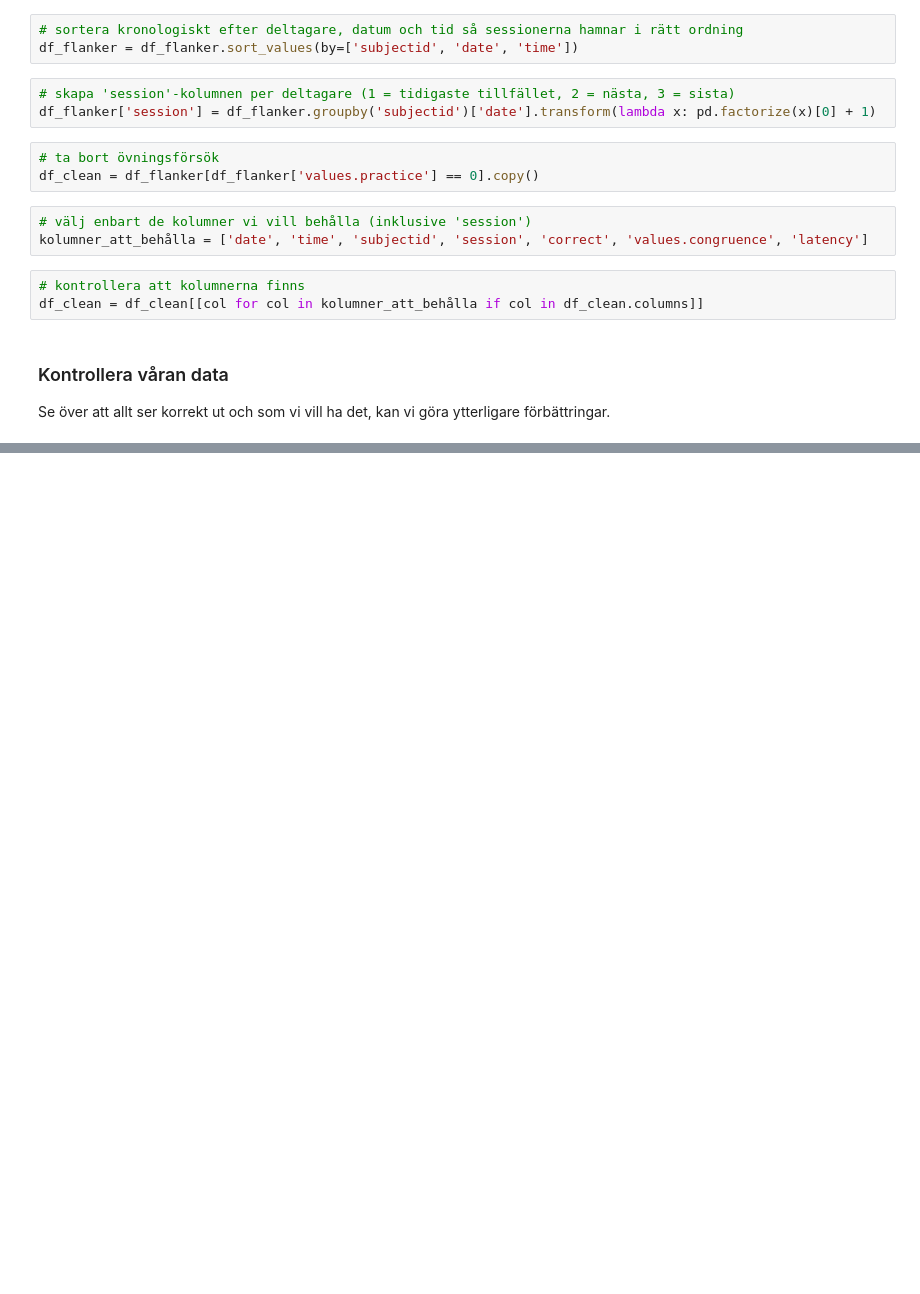
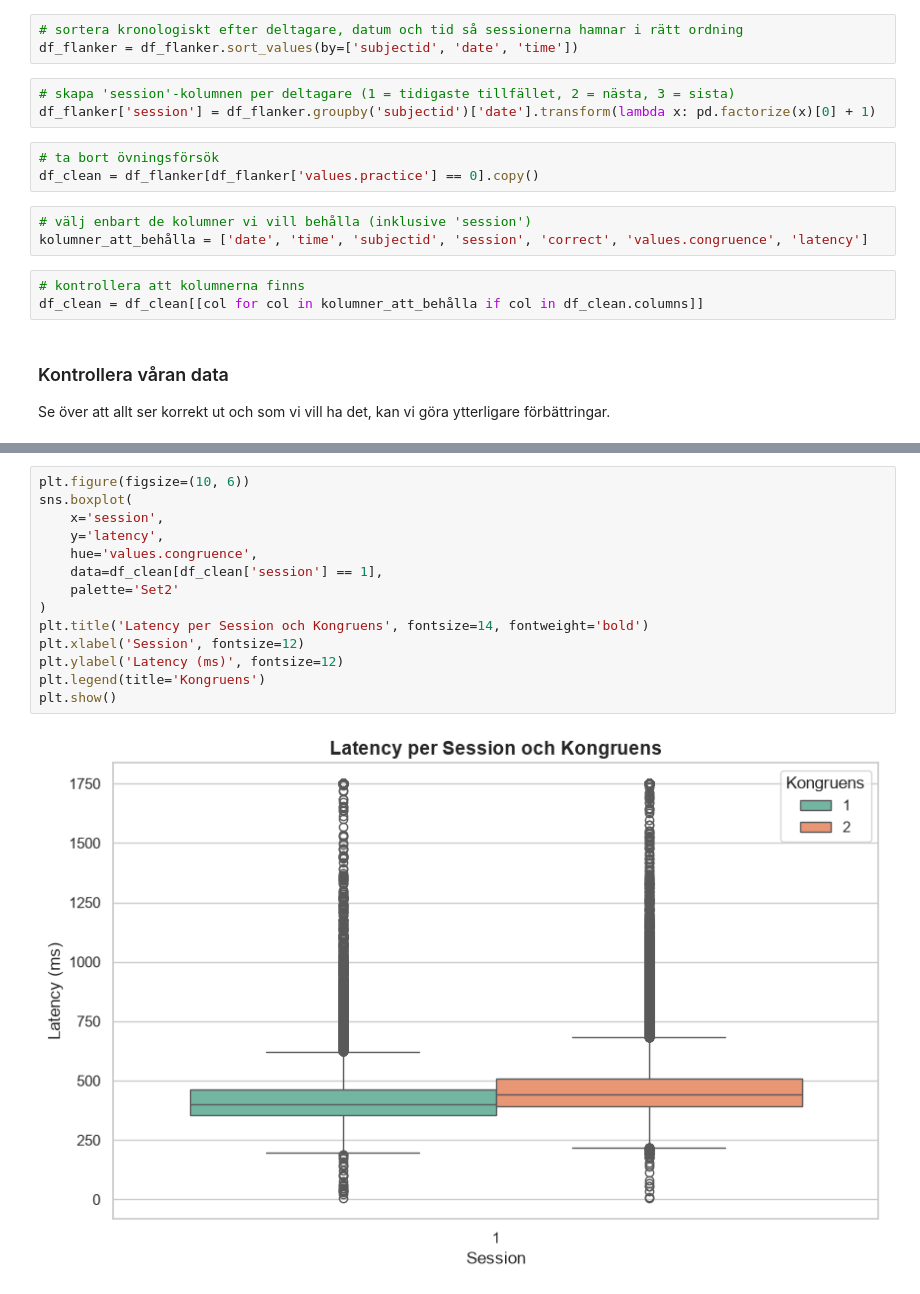
Before and after one commit to gusuny/data_analysis_project, a Jupyter notebook: data/raw/flanker_test.ipynb, the cells around one changed output, grey strips where cells are left out. Cells and saved outputs as stored; diff of their text form; blank space fills up the shorter version.

```diff
--- a/data/raw/flanker_test.ipynb
+++ b/data/raw/flanker_test.ipynb
@@ -80,0 +153,16 @@ print("Ta bort # ovan för att spara ner en ny 'cleanad' csv, 'flanker_all_sessi
+# %%
+plt.figure(figsize=(10, 6))
+sns.boxplot(
+    x='session',
+    y='latency',
+    hue='values.congruence',
+    data=df_clean[df_clean['session'] == 1],
+    palette='Set2'
+)
+plt.title('Latency per Session och Kongruens', fontsize=14, fontweight='bold')
+plt.xlabel('Session', fontsize=12)
+plt.ylabel('Latency (ms)', fontsize=12)
+plt.legend(title='Kongruens')
+plt.show()
+# %% [output]
+[figure, added]
```
Also changed, not shown: parts of 5 cells of this notebook, 1 other file.
